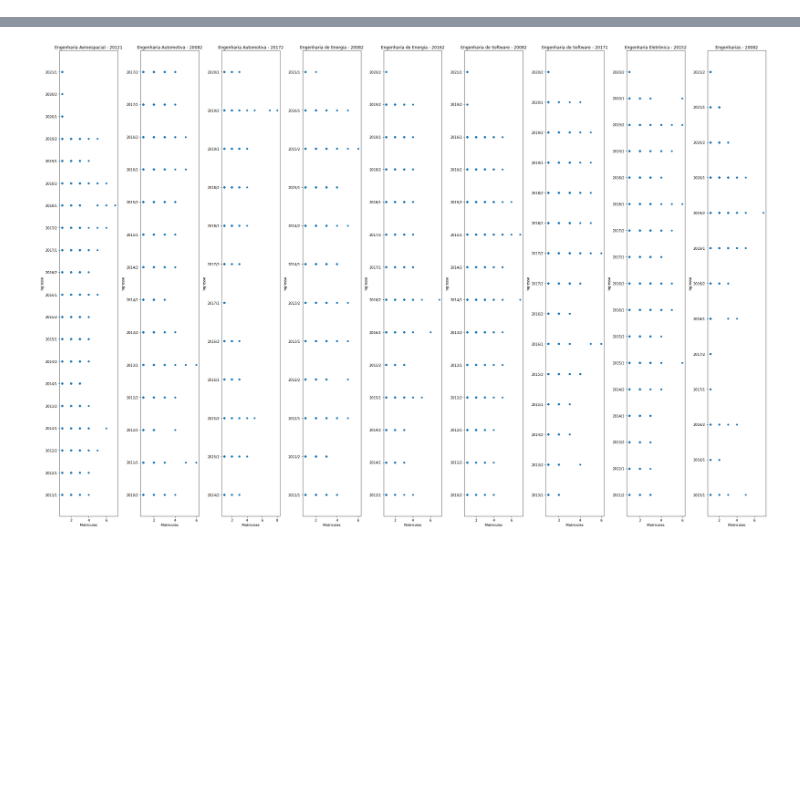
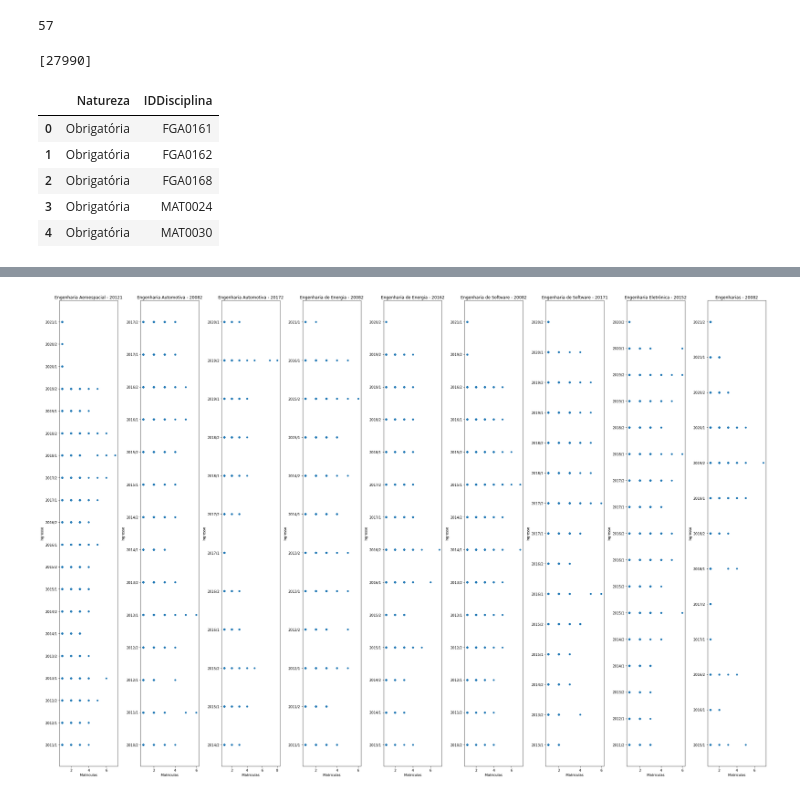
Before and after one commit to TCC-Amanda-Leticia/Modelos, a Jupyter notebook: Regressao_Linear/Regressao_Linear.ipynb, the cells around one changed output, grey strips where cells are left out. Drawn from its saved outputs; the diff is of its cells as text; code cells hidden in the pictures; blank space fills up the shorter version.

```diff
--- a/Regressao_Linear/Regressao_Linear.ipynb
+++ b/Regressao_Linear/Regressao_Linear.ipynb
@@ -57,0 +68,36 @@ eng_fluxo20082 = dados[(dados['IDFluxo'] == 'ENGENHARIA/FGA - Bacharel - Presenc
+# %%
+est.drop_duplicates()
+
+print(len(est))
+# %% [output]
+57
+# %%
+arr = []
+arr_est = []
+i = 0
+
+while(i < len(est)):
+    arr.append(est.index[i])
+    i += 1
+
+for i in arr:
+    if i not in arr_est:
+        arr_est.append(i)
+
+print(arr_est)
+# %% [output]
+[27990]
+# %%
+disciplinas = fluxo.drop(['Abrev','IDFluxo', 'Periodo'], axis = 1)
+# %%
+disciplina_obr = disciplinas[disciplinas['Natureza'] == 'Obrigatória']
+# %%
+disciplina_obr.drop_duplicates()
+disciplina_obr.head()
+# %% [output]
+|  | Natureza | IDDisciplina |
+| 0 | Obrigatória | FGA0161 |
+| 1 | Obrigatória | FGA0162 |
+| 2 | Obrigatória | FGA0168 |
+| 3 | Obrigatória | MAT0024 |
+| 4 | Obrigatória | MAT0030 |
```
Also changed, not shown: parts of 20 cells of this notebook, 6 other files.
